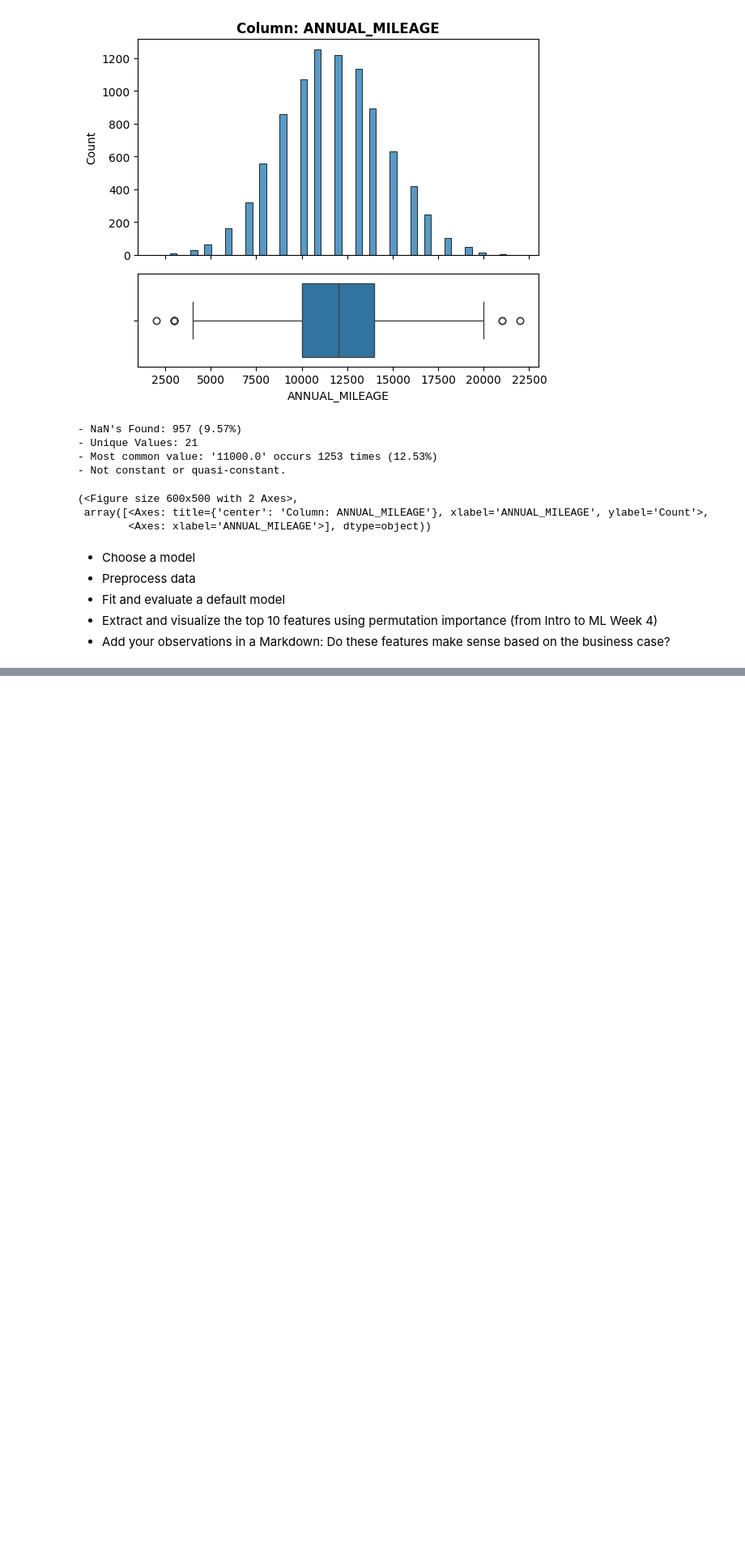
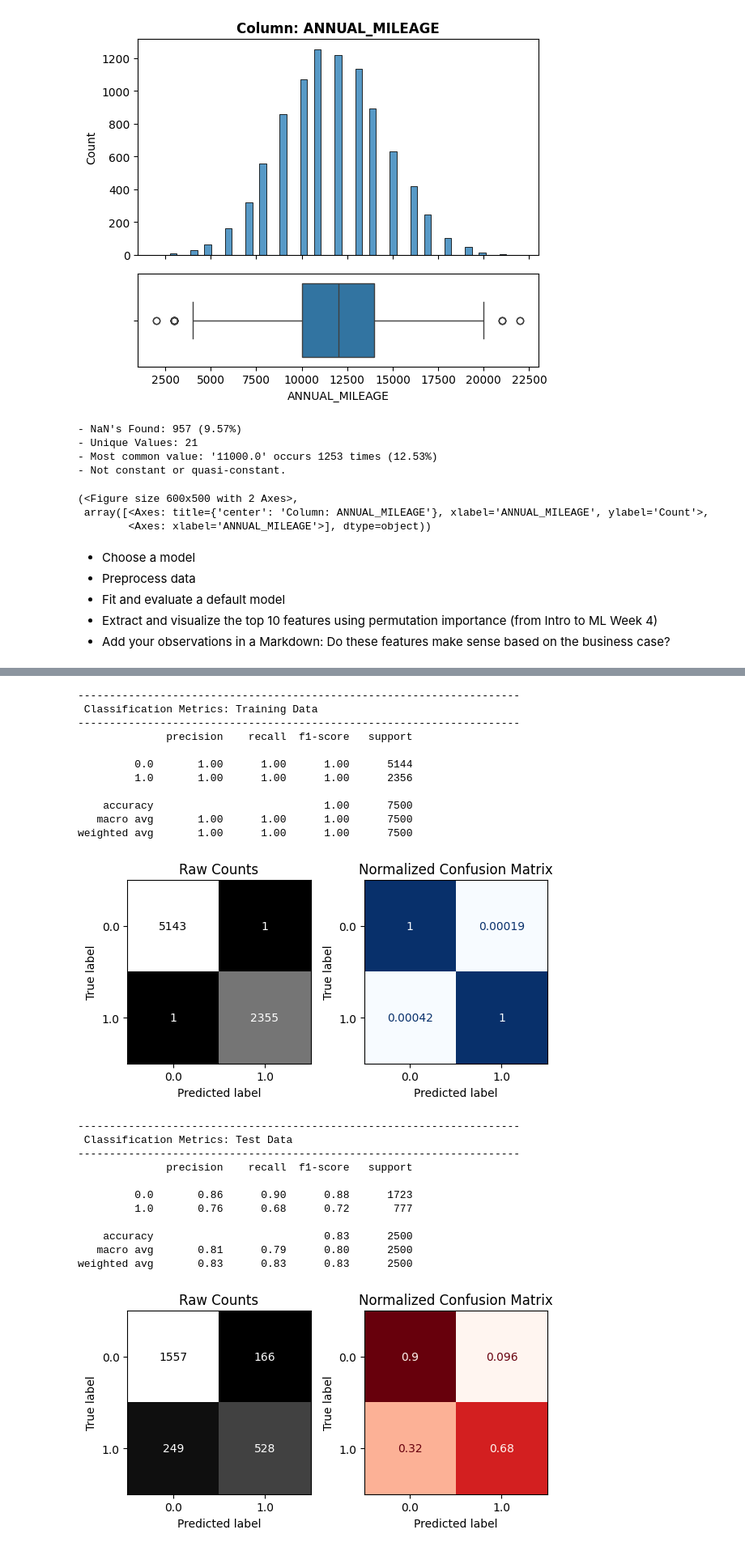
Before and after one commit to Farah-Saleem91/Car-Insurance-Data, a Jupyter notebook: car_insurance_project.ipynb, the cells around one changed output, grey strips where cells are left out. Shown at 81% size. Saved outputs shown, nothing was run; the diff lists cells and outputs as text; code cells hidden in the pictures; blank space fills up the shorter version.

```diff
--- a/car_insurance_project.ipynb
+++ b/car_insurance_project.ipynb
@@ -360,0 +441,6 @@ explore_numeric(df, feature, figsize=(6,5))
+# %%
+y = df['OUTCOME']
+X = df.drop(columns='OUTCOME')
+
+X_train, X_test, y_train, y_test = train_test_split(X, y, random_state=42)
+X_train.head()
@@ -360,0 +539,5 @@ explore_numeric(df, feature, figsize=(6,5))
+# %%
+#Creat prerocessor
+preprocessor = ColumnTransformer(transformers=[num_tuple, ord_tuple, ohe_tuple],
+                                 verbose_feature_names_out=False)
+preprocessor
@@ -360,0 +562,6 @@ explore_numeric(df, feature, figsize=(6,5))
+# %%
+from sklearn.ensemble import RandomForestClassifier
+
+RandomF_defult = RandomForestClassifier(random_state=42)
+RandomF_defult_pipe = make_pipeline(preprocessor, RandomF_defult)
+RandomF_defult_pipe.fit(X_train, y_train)
@@ -360,0 +616,52 @@ explore_numeric(df, feature, figsize=(6,5))
+# %%
+def evaluate_classification(model, X_train, y_train, X_test, y_test,
+                         figsize=(6,4), normalize='true', output_dict = False,
+                            cmap_train='Blues', cmap_test="Reds",colorbar=False):
+  # Get predictions for training data
+  y_train_pred = model.predict(X_train)
+  # Call the helper function to obtain regression metrics for training data
+  results_train = classification_metrics(y_train, y_train_pred, #verbose = verbose,
+                                     output_dict=True, figsize=figsize,
+                                         colorbar=colorbar, cmap=cmap_train,
+                                     label='Training Data')
+  print()
+  # Get predictions for test data
+  y_test_pred = model.predict(X_test)
+  # Call the helper function to obtain regression metrics for test data
+  results_test = classification_metrics(y_test, y_test_pred, #verbose = verbose,
+                                  output_dict=True,figsize=figsize,
+                                         colorbar=colorbar, cmap=cmap_test,
+                                    label='Test Data' )
+  if output_dict == True:
+    # Store results in a dataframe if ouput_frame is True
+    results_dict = {'train':results_train,
+                    'test': results_test}
+    return results_dict
+# %%
+#evaluate RF model
+evaluate_classification(RandomF_defult_pipe, X_train, y_train, X_test, y_test)
+# %% [output]
+----------------------------------------------------------------------
+ Classification Metrics: Training Data
+----------------------------------------------------------------------
+              precision    recall  f1-score   support
+
+         0.0       1.00      1.00      1.00      5144
+         1.0       1.00      1.00      1.00      2356
+
+    accuracy                           1.00      7500
+   macro avg       1.00      1.00      1.00      7500
+weighted avg       1.00      1.00      1.00      7500
+[figure, added]
+----------------------------------------------------------------------
+ Classification Metrics: Test Data
+----------------------------------------------------------------------
+              precision    recall  f1-score   support
+
+         0.0       0.86      0.90      0.88      1723
+         1.0       0.76      0.68      0.72       777
+
+    accuracy                           0.83      2500
+   macro avg       0.81      0.79      0.80      2500
+weighted avg       0.83      0.83      0.83      2500
+[figure, added]
```
Also changed, not shown: parts of 37 cells of this notebook.
